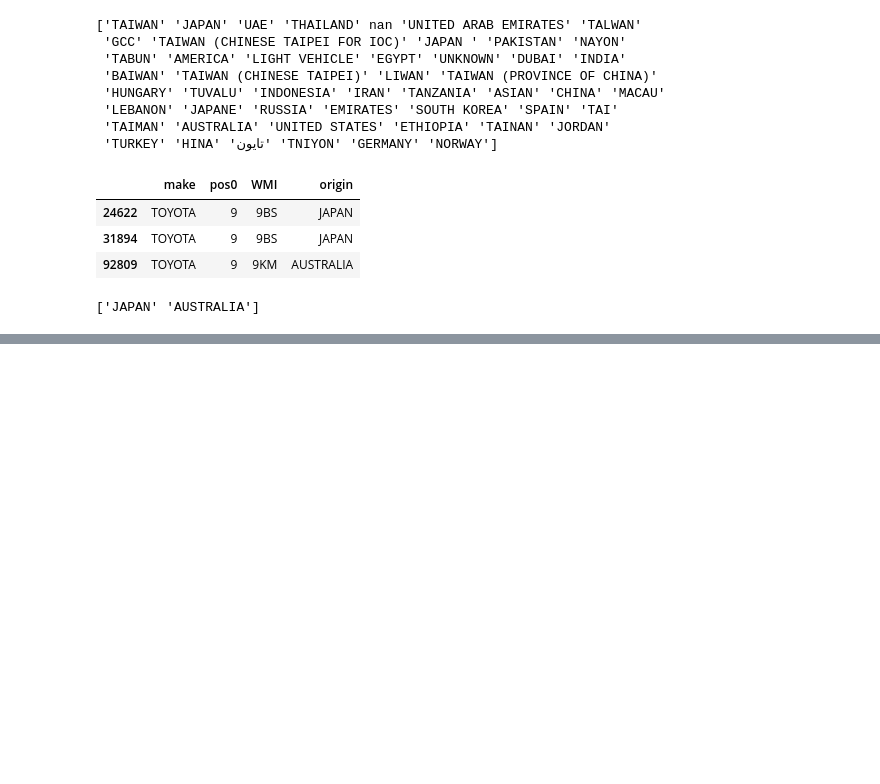
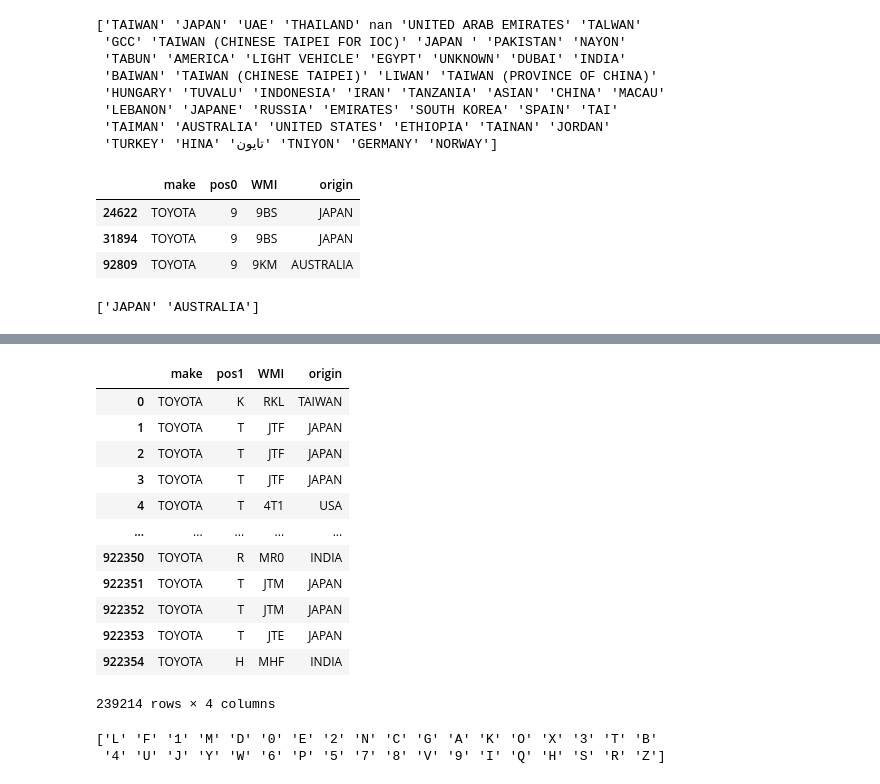
Before and after one commit to ManavKatrodiyaOpash/vin-sphere-python, a Jupyter notebook: Car_wise_analysis/toyota.ipynb, the cells around one changed output, grey strips where cells are left out. Drawn from its saved outputs; the diff is of its cells as text; code cells hidden in the pictures; blank space fills up the shorter version.

```diff
--- a/Car_wise_analysis/toyota.ipynb
+++ b/Car_wise_analysis/toyota.ipynb
@@ -723,0 +757,21 @@ data
+# %%
+data[['make','pos1', 'WMI','origin']]
+# %% [output]
+|  | make | pos1 | WMI | origin |
+| 0 | TOYOTA | K | RKL | TAIWAN |
+| 1 | TOYOTA | T | JTF | JAPAN |
+| 2 | TOYOTA | T | JTF | JAPAN |
+| 3 | TOYOTA | T | JTF | JAPAN |
+| 4 | TOYOTA | T | 4T1 | USA |
+| ... | ... | ... | ... | ... |
+| 922350 | TOYOTA | R | MR0 | INDIA |
+| 922351 | TOYOTA | T | JTM | JAPAN |
+| 922352 | TOYOTA | T | JTM | JAPAN |
+| 922353 | TOYOTA | T | JTE | JAPAN |
+| 922354 | TOYOTA | H | MHF | INDIA |
+239214 rows × 4 columns
+# %%
+print(data['pos2'].unique())
+# %% [output]
+['L' 'F' '1' 'M' 'D' '0' 'E' '2' 'N' 'C' 'G' 'A' 'K' 'O' 'X' '3' 'T' 'B'
+ '4' 'U' 'J' 'Y' 'W' '6' 'P' '5' '7' '8' 'V' '9' 'I' 'Q' 'H' 'S' 'R' 'Z']
```
Also changed, not shown: parts of 7 cells of this notebook.
